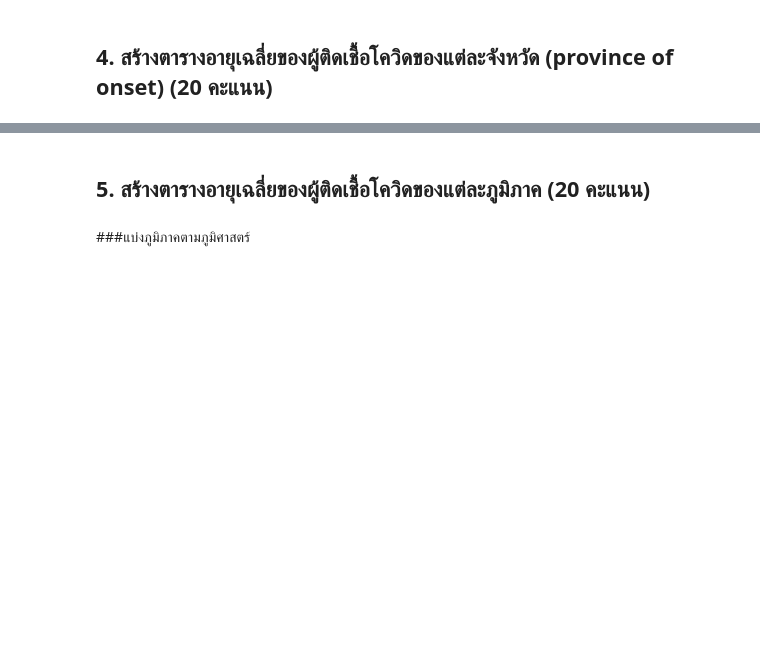
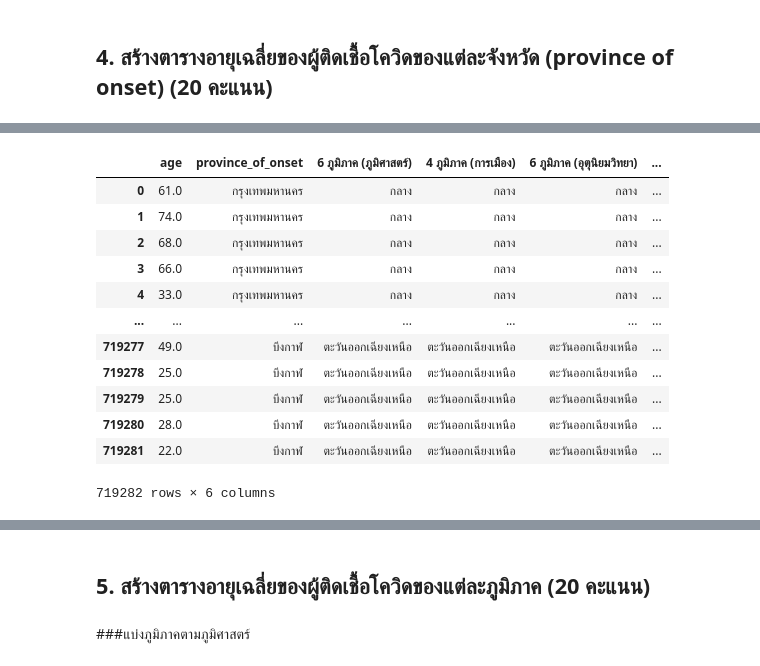
Before and after one commit to 6230204513/data_viz_2022, a Jupyter notebook: BasicPython&DataViz_midterm2022.ipynb, the cells around one changed output, grey strips where cells are left out. Drawn from its saved outputs; the diff is of its cells as text; code cells hidden in the pictures; blank space fills up the shorter version.

```diff
--- a/BasicPython&DataViz_midterm2022.ipynb
+++ b/BasicPython&DataViz_midterm2022.ipynb
@@ -501,0 +764,17 @@ table_data_mid_4
+# %%
+province4 = covid_data_on[['age','province_of_onset','6 ภูมิภาค (ภูมิศาสตร์)','4 ภูมิภาค (การเมือง)','6 ภูมิภาค (อุตุนิยมวิทยา)','5 ภูมิภาค (การท่องเที่ยว)']]
+province4
+# %% [output]
+|  | age | province_of_onset | 6 ภูมิภาค (ภูมิศาสตร์) | 4 ภูมิภาค (การเมือง) | 6 ภูมิภาค (อุตุนิยมวิทยา) | ... |
+| 0 | 61.0 | กรุงเทพมหานคร | กลาง | กลาง | กลาง | ... |
+| 1 | 74.0 | กรุงเทพมหานคร | กลาง | กลาง | กลาง | ... |
+| 2 | 68.0 | กรุงเทพมหานคร | กลาง | กลาง | กลาง | ... |
+| 3 | 66.0 | กรุงเทพมหานคร | กลาง | กลาง | กลาง | ... |
+| 4 | 33.0 | กรุงเทพมหานคร | กลาง | กลาง | กลาง | ... |
+| ... | ... | ... | ... | ... | ... | ... |
+| 719277 | 49.0 | บึงกาฬ | ตะวันออกเฉียงเหนือ | ตะวันออกเฉียงเหนือ | ตะวันออกเฉียงเหนือ | ... |
+| 719278 | 25.0 | บึงกาฬ | ตะวันออกเฉียงเหนือ | ตะวันออกเฉียงเหนือ | ตะวันออกเฉียงเหนือ | ... |
+| 719279 | 25.0 | บึงกาฬ | ตะวันออกเฉียงเหนือ | ตะวันออกเฉียงเหนือ | ตะวันออกเฉียงเหนือ | ... |
+| 719280 | 28.0 | บึงกาฬ | ตะวันออกเฉียงเหนือ | ตะวันออกเฉียงเหนือ | ตะวันออกเฉียงเหนือ | ... |
+| 719281 | 22.0 | บึงกาฬ | ตะวันออกเฉียงเหนือ | ตะวันออกเฉียงเหนือ | ตะวันออกเฉียงเหนือ | ... |
+719282 rows × 6 columns
```
Also changed, not shown: parts of 68 cells of this notebook.
